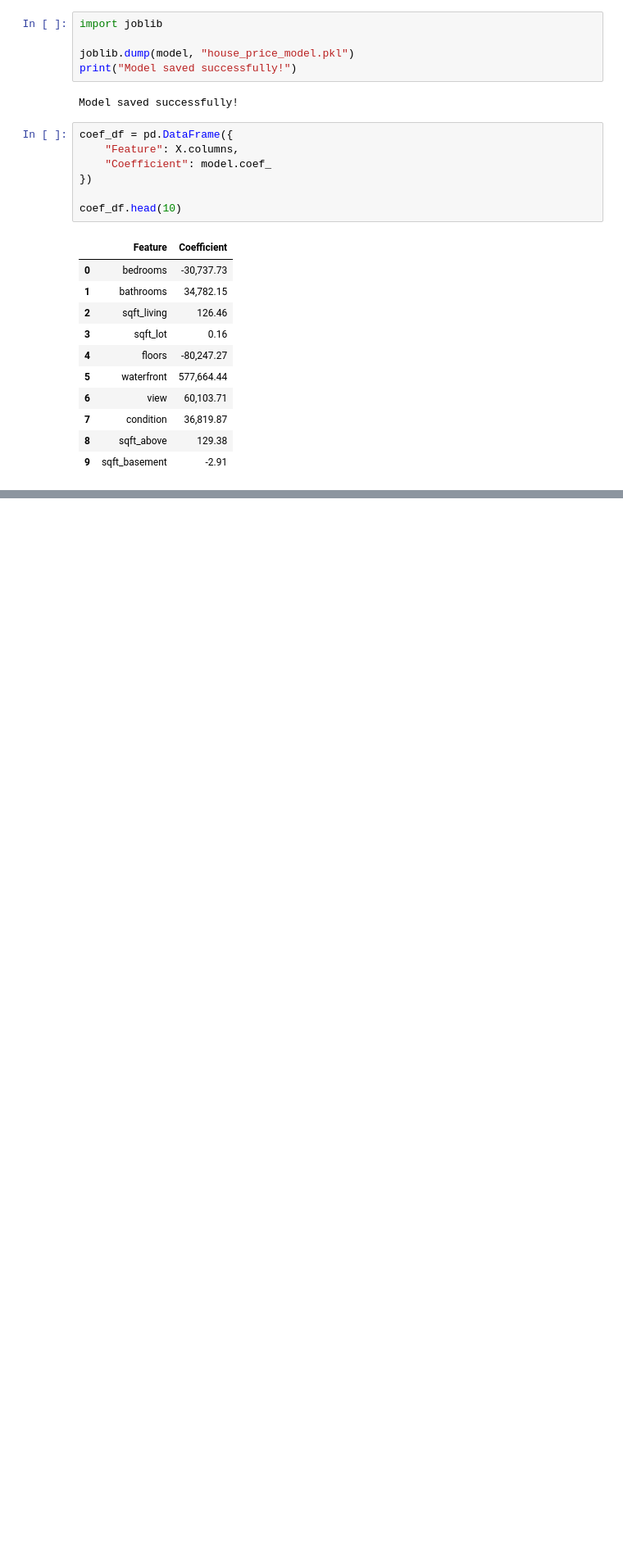
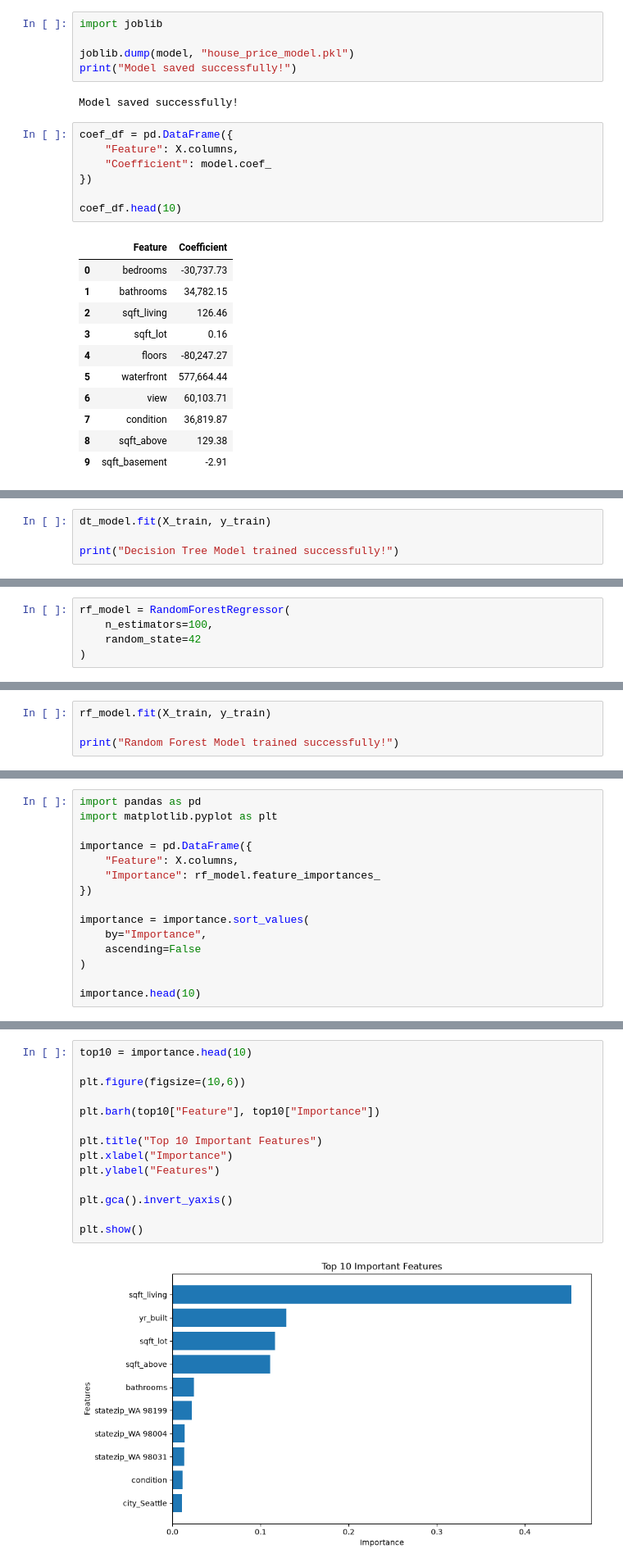
Before and after one commit to Pragna-sri02/AIML_Classes, a Jupyter notebook: house_price_prediction.ipynb, the cells around one changed output, grey strips where cells are left out. Shown at 82% size. Cells and saved outputs as stored; diff of their text form; blank space fills up the shorter version.

```diff
--- a/house_price_prediction.ipynb
+++ b/house_price_prediction.ipynb
@@ -480,0 +493,4 @@ coef_df.head(10)
+# %%
+dt_model.fit(X_train, y_train)
+
+print("Decision Tree Model trained successfully!")
@@ -480,0 +531,5 @@ coef_df.head(10)
+# %%
+rf_model = RandomForestRegressor(
+    n_estimators=100,
+    random_state=42
+)
@@ -480,0 +538,4 @@ coef_df.head(10)
+# %%
+rf_model.fit(X_train, y_train)
+
+print("Random Forest Model trained successfully!")
@@ -480,0 +569,15 @@ coef_df.head(10)
+# %%
+import pandas as pd
+import matplotlib.pyplot as plt
+
+importance = pd.DataFrame({
+    "Feature": X.columns,
+    "Importance": rf_model.feature_importances_
+})
+
+importance = importance.sort_values(
+    by="Importance",
+    ascending=False
+)
+
+importance.head(10)
@@ -480,0 +596,16 @@ coef_df.head(10)
+# %%
+top10 = importance.head(10)
+
+plt.figure(figsize=(10,6))
+
+plt.barh(top10["Feature"], top10["Importance"])
+
+plt.title("Top 10 Important Features")
+plt.xlabel("Importance")
+plt.ylabel("Features")
+
+plt.gca().invert_yaxis()
+
+plt.show()
+# %% [output]
+[figure, added]
```
Also changed, not shown: parts of 56 cells of this notebook.
